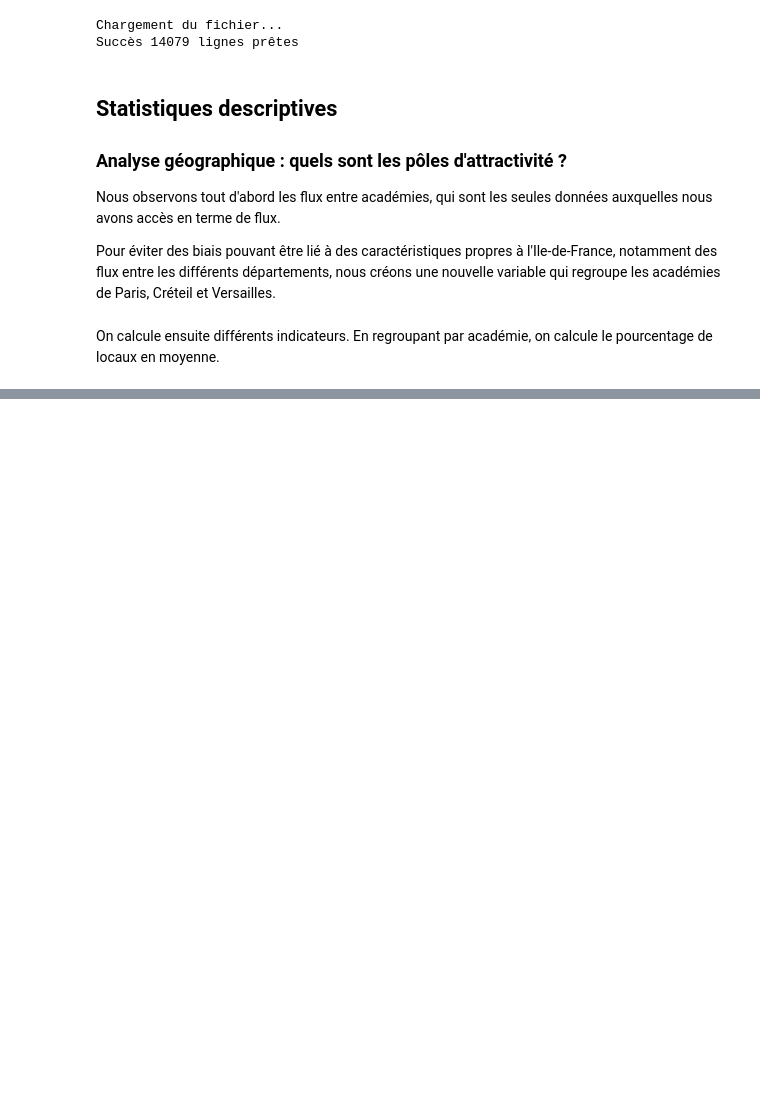
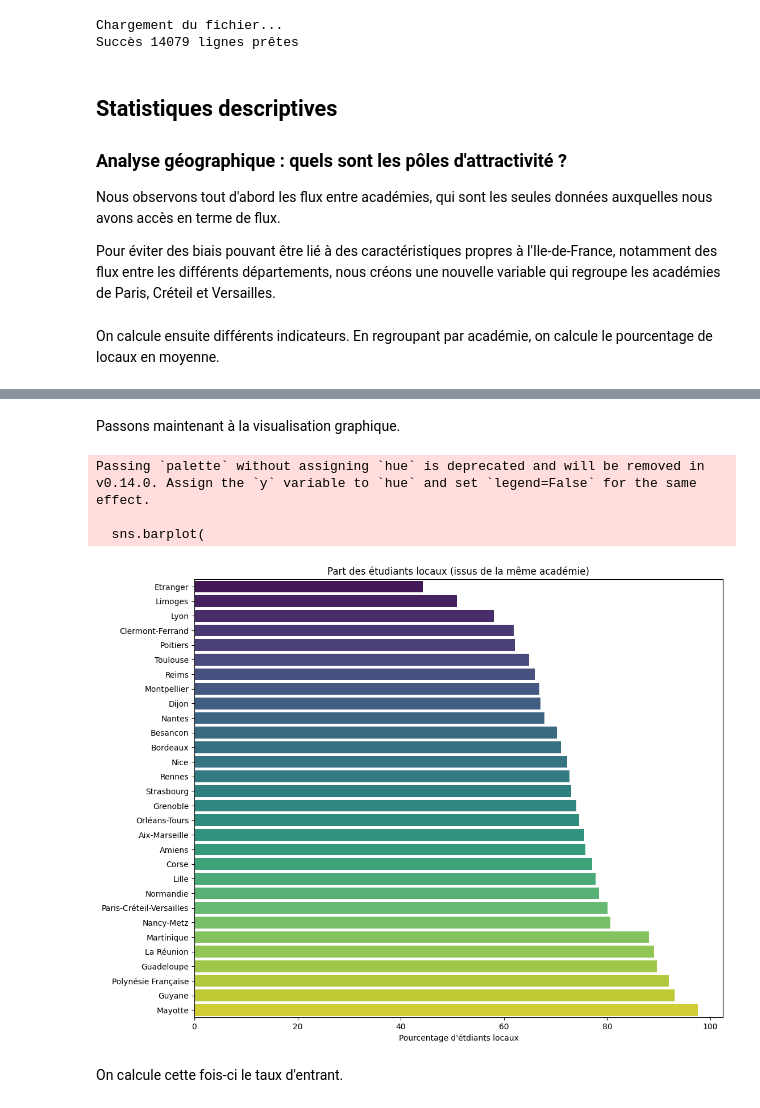
Before and after one commit to elise-m1/Projet-python-data-science, a Jupyter notebook: main.ipynb, the cells around one changed output, grey strips where cells are left out. Saved outputs shown, nothing was run; the diff lists cells and outputs as text; code cells hidden in the pictures; blank space fills up the shorter version.

Commit message:
graphiques représentant les flux de mobilité entre les académies

```diff
--- a/main.ipynb
+++ b/main.ipynb
@@ -66,0 +105,24 @@ academies = df_geo.groupby("academie_pcv")["part_bac_ac_pcv"].mean().reset_index
+# %% [markdown]
+Passons maintenant à la visualisation graphique.
+# %%
+academies = academies.sort_values(by = "part_bac_ac_pcv", ascending=True)
+
+plt.figure(figsize=(12,10))
+sns.barplot(
+    data=academies,
+    x="part_bac_ac_pcv",
+    y="academie_pcv",
+    palette="viridis",
+)
+
+plt.title("Part des étudiants locaux (issus de la même académie)")
+plt.xlabel("Pourcentage d'étdiants locaux")
+plt.ylabel("")
+plt.show()
+# %% [output]
+Passing `palette` without assigning `hue` is deprecated and will be removed in v0.14.0. Assign the `y` variable to `hue` and set `legend=False` for the same effect.
+
+  sns.barplot(
+[figure, added]
+# %% [markdown]
+On calcule cette fois-ci le taux d'entrant.
```
Also changed, not shown: parts of 4 cells of this notebook.
